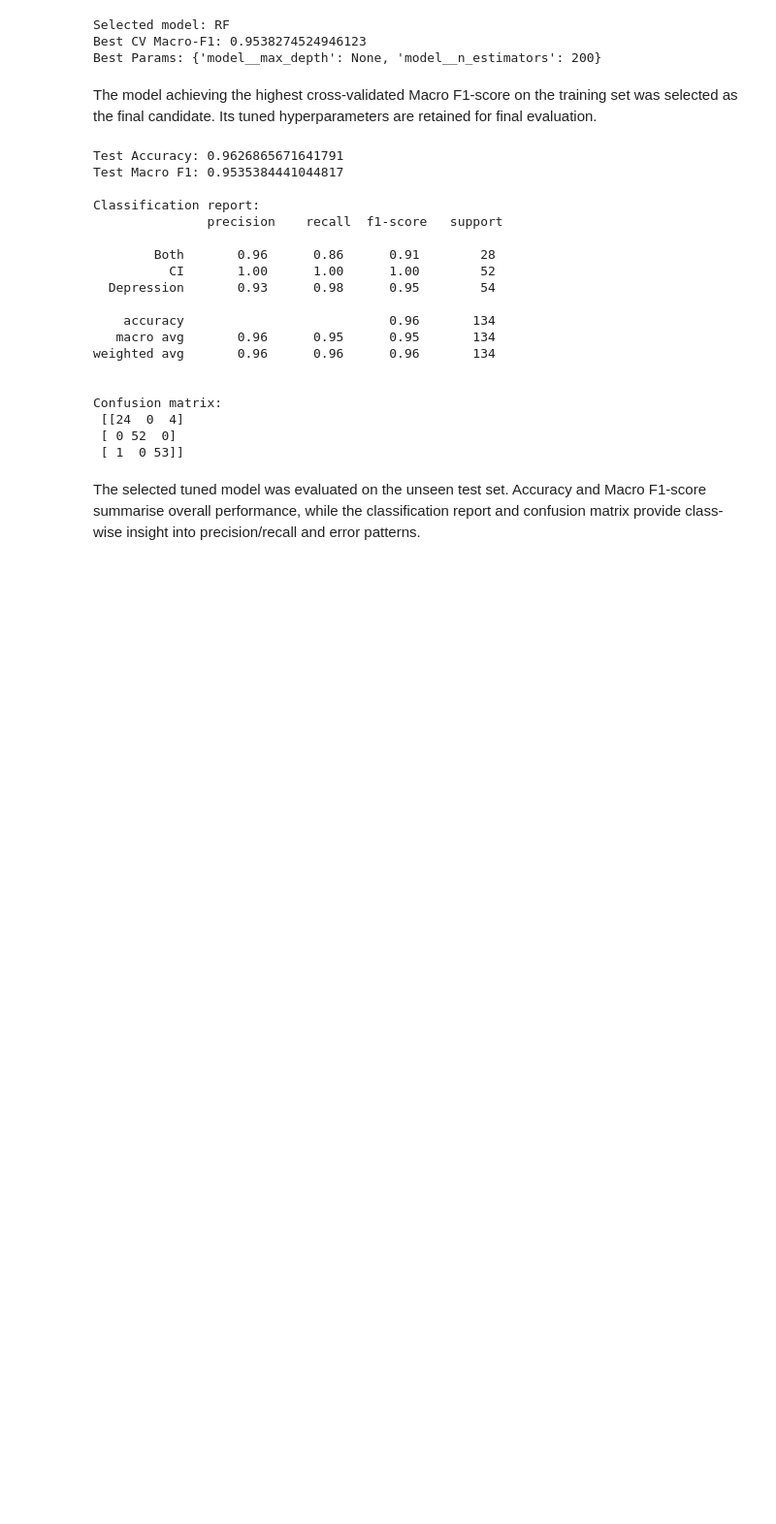
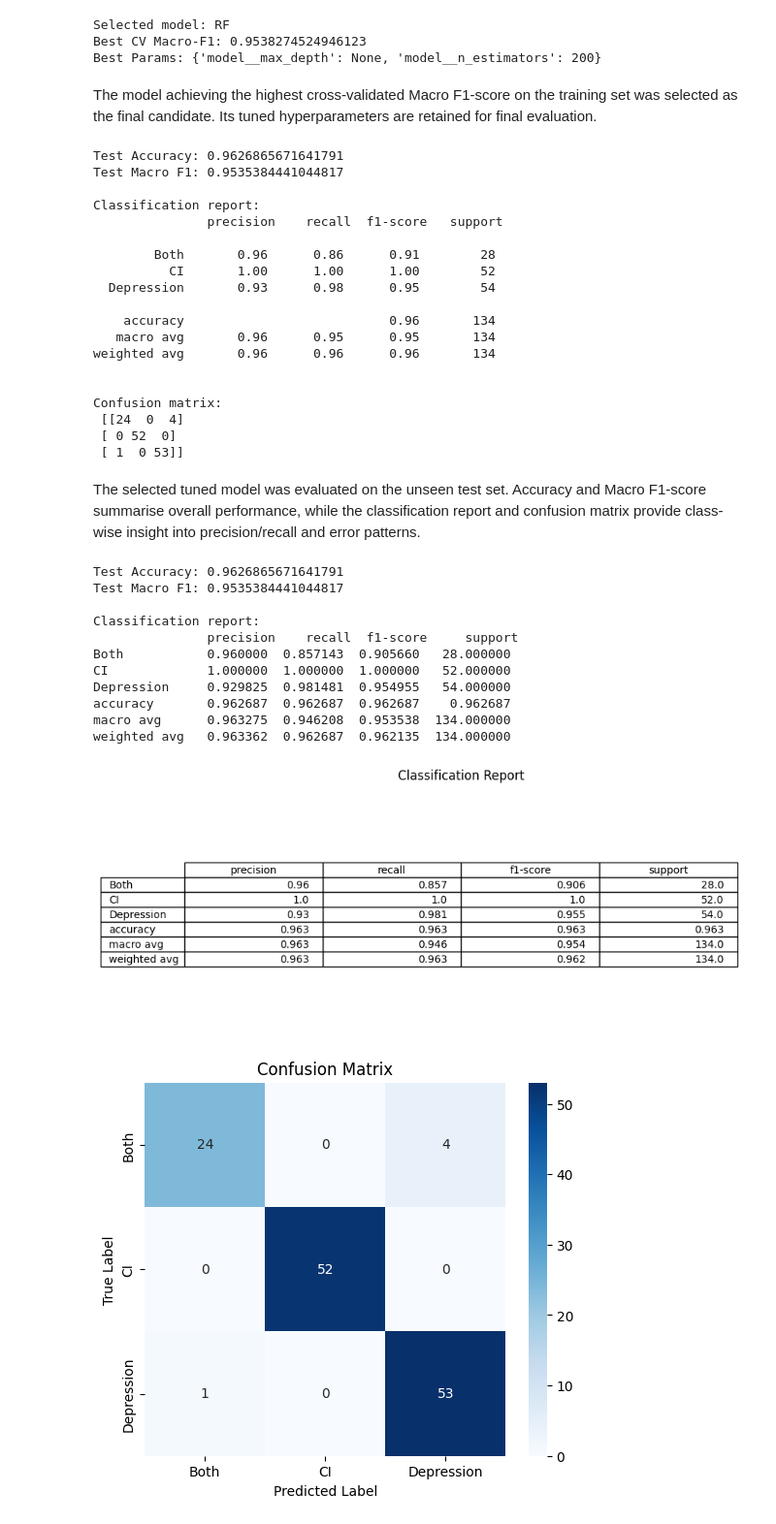
Before and after one commit to saifrhman/UoL, a Jupyter notebook: COMP534/Assignments/CA01/CA01-ML/COMP534_assignment1.ipynb, the cells around one changed output. Shown at 97% size. Saved outputs shown, nothing was run; the diff lists cells and outputs as text; code cells hidden in the pictures; blank space fills up the shorter version.

Commit message:
Added details to report

```diff
--- a/COMP534/Assignments/CA01/CA01-ML/COMP534_assignment1.ipynb
+++ b/COMP534/Assignments/CA01/CA01-ML/COMP534_assignment1.ipynb
@@ -977,3 +990,71 @@ Confusion matrix:
  [ 1  0 53]]
 # %% [markdown]
 The selected tuned model was evaluated on the unseen test set. Accuracy and Macro F1-score summarise overall performance, while the classification report and confusion matrix provide class-wise insight into precision/recall and error patterns.
+# %%
+# Predictions
+y_pred = best_model.predict(X_test)
+
+# Metrics
+acc = accuracy_score(y_test, y_pred)
+f1m = f1_score(y_test, y_pred, average="macro")
+
+print("Test Accuracy:", acc)
+print("Test Macro F1:", f1m)
+
+# Classification report
+report = classification_report(y_test, y_pred, target_names=le.classes_, output_dict=True)
+report_df = pd.DataFrame(report).transpose()
+
+print("\nClassification report:\n", report_df)
+
+# --- Save classification report as PNG ---
+plt.figure(figsize=(8,4))
+plt.axis('off')
+table = plt.table(
+    cellText=report_df.round(3).values,
+    colLabels=report_df.columns,
+    rowLabels=report_df.index,
+    loc='center'
+)
+
+table.auto_set_font_size(False)
+table.set_fontsize(10)
+table.scale(1.2,1.2)
+
+plt.title("Classification Report", pad=20)
+plt.savefig("classification_report.png", dpi=300, bbox_inches="tight")
+plt.show()
+
+# --- Confusion Matrix ---
+cm = confusion_matrix(y_test, y_pred)
+
+plt.figure(figsize=(6,5))
+sns.heatmap(
+    cm,
+    annot=True,
+    fmt="d",
+    cmap="Blues",
+    xticklabels=le.classes_,
+    yticklabels=le.classes_
+)
+
+plt.xlabel("Predicted Label")
+plt.ylabel("True Label")
+plt.title("Confusion Matrix")
+
+plt.savefig("confusion_matrix.png", dpi=300, bbox_inches="tight")
+plt.show()
+# %% [output]
+Test Accuracy: 0.9626865671641791
+Test Macro F1: 0.9535384441044817
+
+Classification report:
+               precision    recall  f1-score     support
+Both           0.960000  0.857143  0.905660   28.000000
+CI             1.000000  1.000000  1.000000   52.000000
+Depression     0.929825  0.981481  0.954955   54.000000
+accuracy       0.962687  0.962687  0.962687    0.962687
+macro avg      0.963275  0.946208  0.953538  134.000000
+weighted avg   0.963362  0.962687  0.962135  134.000000
+[figure, added]
+[figure, added]
```
Also changed, not shown: parts of 7 cells of this notebook, 4 other files.
